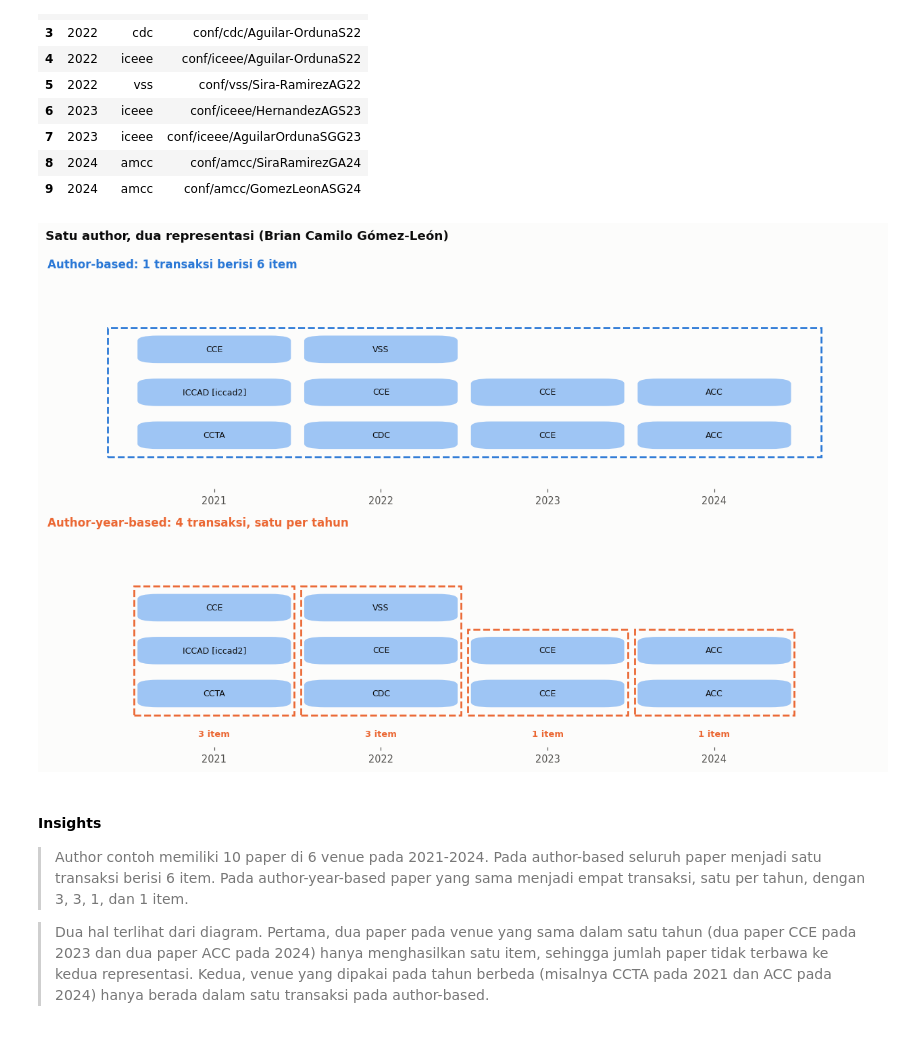
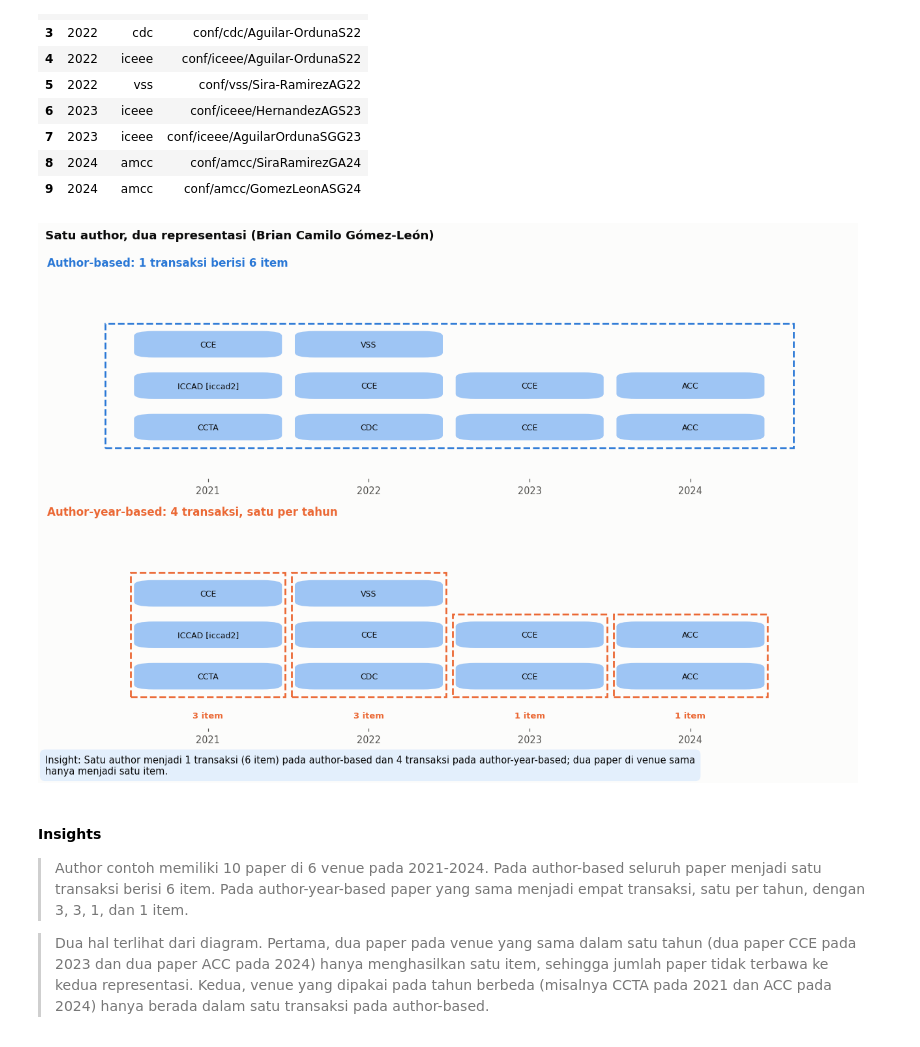
Before and after one commit to mahesa005/conference-pattern-mining-dblp, a Jupyter notebook: notebooks/02_transactions.ipynb, the cells around one changed output. Cells and saved outputs as stored; diff of their text form; code cells hidden in the pictures.

```diff
--- a/notebooks/02_transactions.ipynb
+++ b/notebooks/02_transactions.ipynb
@@ -198,7 +198,13 @@ def pct_id(value, digits=1):
     return f"{value:.{digits}f}".replace(".", ",") + "%"
 
 
-def save_fig(fig, name):
+def save_fig(fig, name, insight=None):
+    if insight:
+        wrapped = textwrap.fill("Insight: " + insight, width=max(46, int(fig.get_figwidth() * 11.5)))
+        fig.canvas.draw()
+        bottom = fig.get_tightbbox(fig.canvas.get_renderer()).y0
+        fig.text(0.01, (bottom - 0.14) / fig.get_figheight(), wrapped, ha="left", va="top", fontsize=9.6, color=CFG.INK,
+                 bbox=dict(boxstyle="round,pad=0.55", fc="#e3effc", ec="none"))
     fig.savefig(CFG.FIG_DIR / name)
     plt.show()
 
@@ -427,35 +433,35 @@ def draw_chips(ax):
     for _, row in example_papers.iterrows():
         year = int(row["year"])
         slot = slots.get(year, 0)
         slots[year] = slot + 1
         ax.add_patch(FancyBboxPatch((year - 0.44, slot - 0.3), 0.88, 0.6, boxstyle="round,pad=0.02,rounding_size=0.12",
                                     fc=CFG.BLUE_LIGHT, ec="none", zorder=3))
         ax.text(year, slot, display_name(row["venue"]), ha="center", va="center", fontsize=8.2, zorder=4)
 
 fig, (ax_top, ax_bottom) = plt.subplots(2, 1, figsize=(11.5, 7.4), sharex=True)
 for ax in (ax_top, ax_bottom):
     draw_chips(ax)
     ax.set_xlim(year_min - 1, year_max + 1)
     ax.set_ylim(-1.25, max_slot + 0.75)
     ax.set_xticks(years_present)
     ax.tick_params(labelbottom=True, left=False, labelleft=False)
     ax.grid(False)
     for spine in ("left", "bottom"):
         ax.spines[spine].set_visible(False)
 
 ax_top.add_patch(Rectangle((year_min - 0.64, -0.5), year_max - year_min + 1.28, max_slot, fill=False, ec=CFG.BLUE, lw=1.8, ls="--"))
 ax_top.set_title(f"Author-based: 1 transaksi berisi {n_example_items} item", color=CFG.BLUE)
 
 for year in years_present:
     ax_bottom.add_patch(Rectangle((year - 0.48, -0.5), 0.96, int(per_year_count[year]), fill=False, ec=CFG.ORANGE, lw=1.8, ls="--"))
     ax_bottom.text(year, -0.95, f"{int(per_year_items[year])} item", ha="center", va="center", fontsize=8.6, color=CFG.ORANGE, fontweight="bold")
 ax_bottom.set_title(f"Author-year-based: {len(years_present)} transaksi, satu per tahun", color=CFG.ORANGE)
 
 fig.suptitle(f"Satu author, dua representasi ({example_author})", x=0.01, ha="left", fontweight="bold", fontsize=12, y=0.99)
 fig.tight_layout()
-save_fig(fig, "t3_ilustrasi_satu_author.png")
+save_fig(fig, "t3_ilustrasi_satu_author.png", insight="Satu author menjadi 1 transaksi (6 item) pada author-based dan 4 transaksi pada author-year-based; dua paper di venue sama hanya menjadi satu item.")
 # %% [output]
-[figure, old version]
+[figure, new version]
 # %% [markdown]
 #### Insights
 
```
Also changed, not shown: parts of 7 cells of this notebook, 1 other file.
